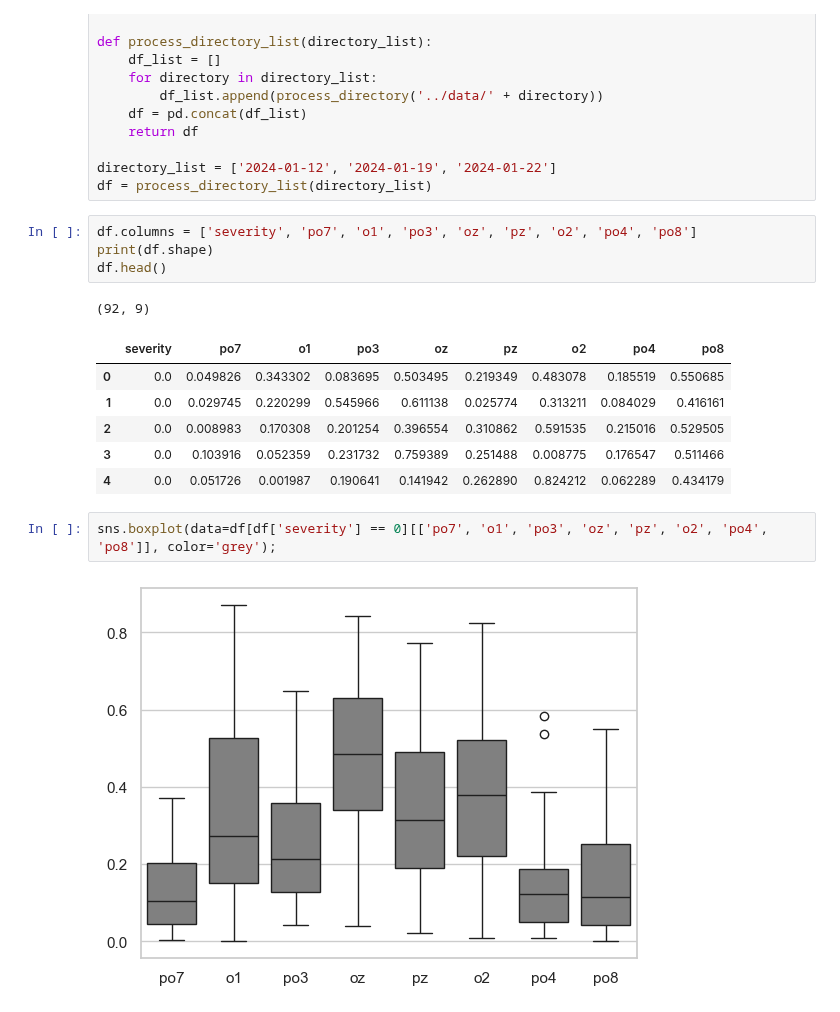
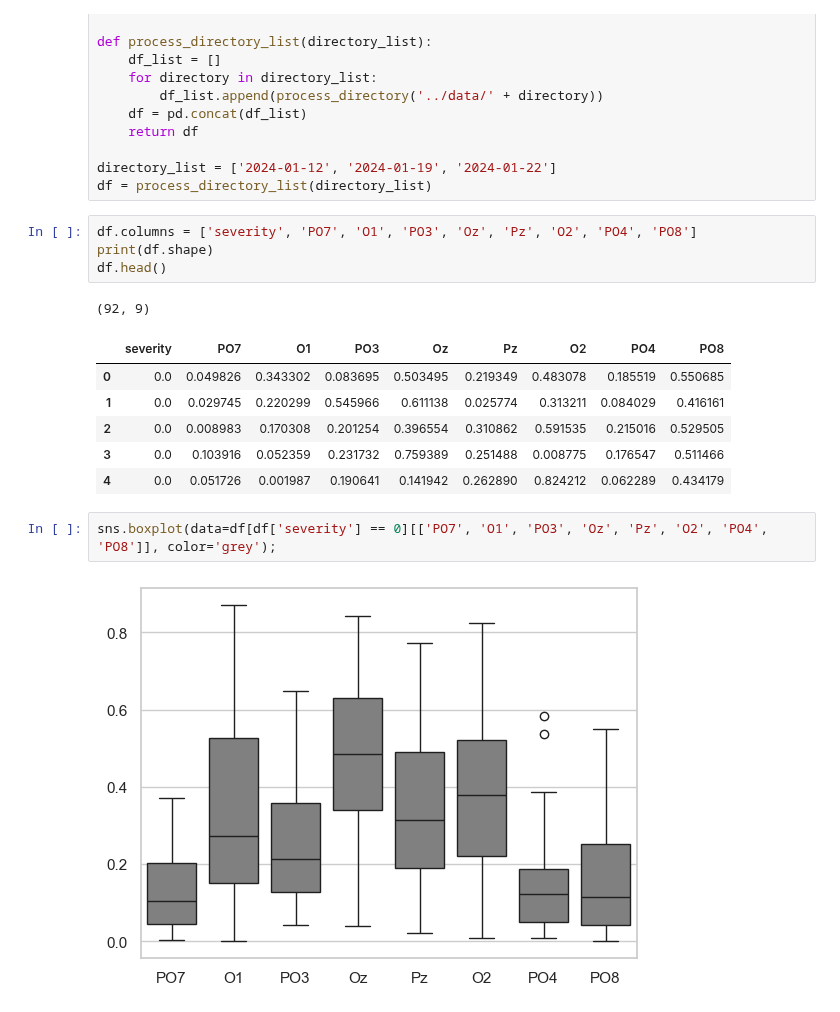
Before and after one commit to TimBerti/ssvep-cvd, a Jupyter notebook: notebooks/cca_ceofficients.ipynb, the cells around one changed output. Drawn from its saved outputs; the diff is of its cells as text.

```diff
--- a/notebooks/cca_ceofficients.ipynb
+++ b/notebooks/cca_ceofficients.ipynb
@@ -54,19 +54,19 @@ def process_directory_list(directory_list):
 directory_list = ['2024-01-12', '2024-01-19', '2024-01-22']
 df = process_directory_list(directory_list)
 # %%
-df.columns = ['severity', 'po7', 'o1', 'po3', 'oz', 'pz', 'o2', 'po4', 'po8']
+df.columns = ['severity', 'PO7', 'O1', 'PO3', 'Oz', 'Pz', 'O2', 'PO4', 'PO8']
 print(df.shape)
 df.head()
 # %% [output]
 (92, 9)
-|  | severity | po7 | o1 | po3 | oz | pz | o2 | po4 | po8 |
+|  | severity | PO7 | O1 | PO3 | Oz | Pz | O2 | PO4 | PO8 |
 | 0 | 0.0 | 0.049826 | 0.343302 | 0.083695 | 0.503495 | 0.219349 | 0.483078 | 0.185519 | 0.550685 |
 | 1 | 0.0 | 0.029745 | 0.220299 | 0.545966 | 0.611138 | 0.025774 | 0.313211 | 0.084029 | 0.416161 |
 | 2 | 0.0 | 0.008983 | 0.170308 | 0.201254 | 0.396554 | 0.310862 | 0.591535 | 0.215016 | 0.529505 |
 | 3 | 0.0 | 0.103916 | 0.052359 | 0.231732 | 0.759389 | 0.251488 | 0.008775 | 0.176547 | 0.511466 |
 | 4 | 0.0 | 0.051726 | 0.001987 | 0.190641 | 0.141942 | 0.262890 | 0.824212 | 0.062289 | 0.434179 |
 # %%
-sns.boxplot(data=df[df['severity'] == 0][['po7', 'o1', 'po3', 'oz', 'pz', 'o2', 'po4', 'po8']], color='grey');
+sns.boxplot(data=df[df['severity'] == 0][['PO7', 'O1', 'PO3', 'Oz', 'Pz', 'O2', 'PO4', 'PO8']], color='grey');
 # %% [output]
-[figure, old version]
+[figure, new version]
 # %%
```
Also changed, not shown: parts of 1 cell of this notebook, 1 other file.
